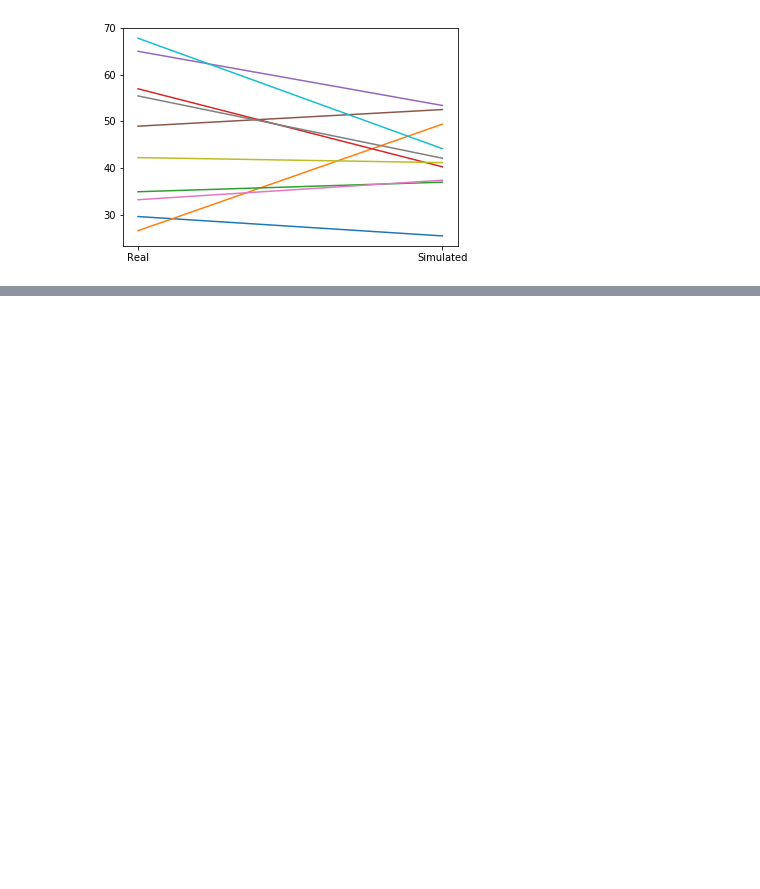
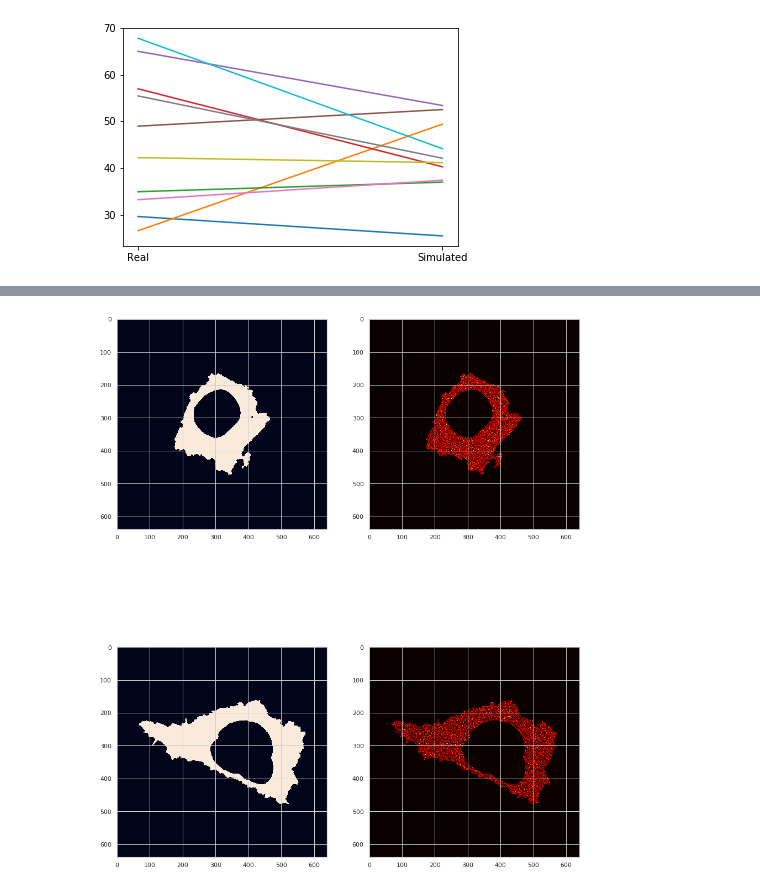
Before and after one commit to jluethi/p-body-randomness, a Jupyter notebook: notebooks/Main.ipynb, the cells around one changed output, grey strips where cells are left out. Saved outputs shown, nothing was run; the diff lists cells and outputs as text; code cells hidden in the pictures; blank space fills up the shorter version.

Commit message:
probability map sampling with heatmap in ipynb

```diff
--- a/notebooks/Main.ipynb
+++ b/notebooks/Main.ipynb
@@ -22,7 +23,7 @@ from p_body_randomness.metrics import nearest_neighbor_distance
 
 
 TEMPLATE_PATH = '../data/input_data/20180606-SLP_Multiplexing_p1_C03_x00{x}_y000_z000_t000_{image_type}_Label{label}.png'
-NUM_IMAGES = 10
+NUM_IMAGES = 2
 MIN_CENTROIDS = 5
 
 image_types = {'pbodies': '13_Pbody_Segm', 'protein': '13_Succs', 'cellmask': 'segmentation', 'dapi': '2_DAPI'}
@@ -99,0 +107,26 @@ Ttest_indResult(statistic=0.7022757977753317, pvalue=0.49148970674054626)
+# %%
+fig, axes = plt.subplots(ncols=2, nrows=NUM_IMAGES, figsize=(15, 20))
+
+real_distances = []
+simulated_distances = []
+
+for i in range(NUM_IMAGES):
+    # read raw channels
+    pbodies_image = cv2.imread(TEMPLATE_PATH.format(**images[i], image_type=image_types['pbodies']), 0)
+    dapi_image = cv2.imread(TEMPLATE_PATH.format(**images[i], image_type=image_types['dapi']), 0)
+    cellmask_image = cv2.imread(TEMPLATE_PATH.format(**images[i], image_type=image_types['cellmask']), 0)
+
+    centroids = extract_centroids(pbodies_image)
+    # plot the sample area
+    cytoplasmic_mask = extract_sample_area(cellmask_image, dapi_image)
+    axes[i, 0].imshow(cytoplasmic_mask)
+
+    sampled_image = np.zeros(shape=cytoplasmic_mask.shape, dtype=np.uint32)
+
+    for sample in sample_pbodies(cytoplasmic_mask, 100000):
+        sampled_image[sample[1], sample[0]] += 1
+
+    # normalize for 255
+    axes[i, 1].imshow(sampled_image, cmap=plt.get_cmap('hot'))
+# %% [output]
+[figure, added]
```
Also changed, not shown: parts of 5 cells of this notebook, 1 other file.
